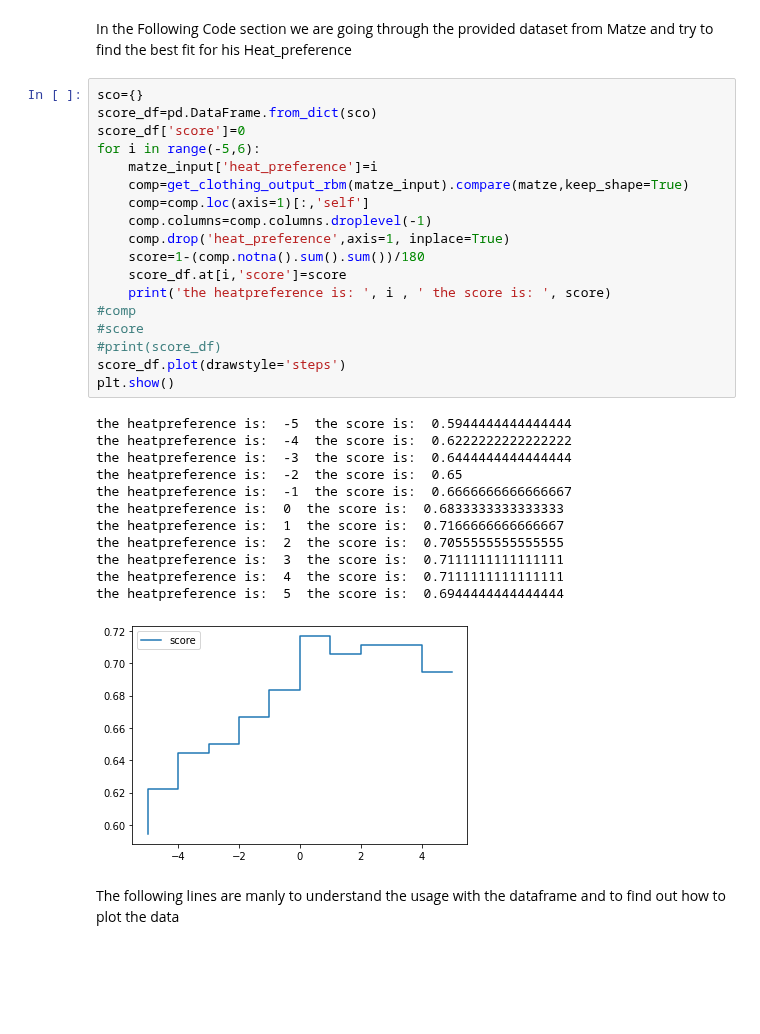
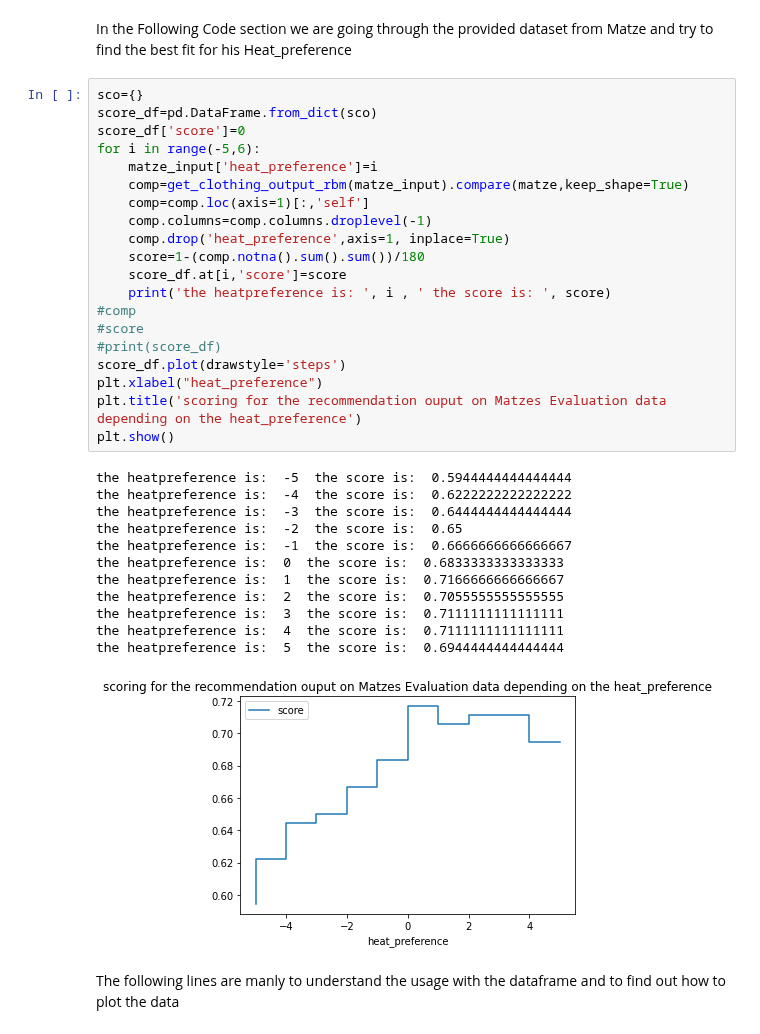
Before and after one commit to TechLabs-Berlin/wt21-commfy, a Jupyter notebook: DS_Files/Commfy_RBM.ipynb, the cells around one changed output. Saved outputs shown, nothing was run; the diff lists cells and outputs as text; blank space fills up the shorter version.

Commit message:
reworked the data_cleaning and added axis  to chart

```diff
--- a/DS_Files/Commfy_RBM.ipynb
+++ b/DS_Files/Commfy_RBM.ipynb
@@ -389,34 +382,36 @@ In the Following Code section we are going through the provided dataset from Mat
 # %%
 sco={}
 score_df=pd.DataFrame.from_dict(sco)
 score_df['score']=0
 for i in range(-5,6):
     matze_input['heat_preference']=i
     comp=get_clothing_output_rbm(matze_input).compare(matze,keep_shape=True)
     comp=comp.loc(axis=1)[:,'self']
     comp.columns=comp.columns.droplevel(-1)
     comp.drop('heat_preference',axis=1, inplace=True)
     score=1-(comp.notna().sum().sum())/180
     score_df.at[i,'score']=score
     print('the heatpreference is: ', i , ' the score is: ', score)
 #comp
 #score
 #print(score_df)
 score_df.plot(drawstyle='steps')
+plt.xlabel("heat_preference")
+plt.title('scoring for the recommendation ouput on Matzes Evaluation data depending on the heat_preference')
 plt.show()
 # %% [output]
 the heatpreference is:  -5  the score is:  0.5944444444444444
 the heatpreference is:  -4  the score is:  0.6222222222222222
 the heatpreference is:  -3  the score is:  0.6444444444444444
 the heatpreference is:  -2  the score is:  0.65
 the heatpreference is:  -1  the score is:  0.6666666666666667
 the heatpreference is:  0  the score is:  0.6833333333333333
 the heatpreference is:  1  the score is:  0.7166666666666667
 the heatpreference is:  2  the score is:  0.7055555555555555
 the heatpreference is:  3  the score is:  0.7111111111111111
 the heatpreference is:  4  the score is:  0.7111111111111111
 the heatpreference is:  5  the score is:  0.6944444444444444
-[figure, old version]
+[figure, new version]
 # %% [markdown]
 The following lines are manly to understand the usage with the dataframe and to find out how to plot the data
 # %%
```
Also changed, not shown: parts of 15 cells of this notebook.
